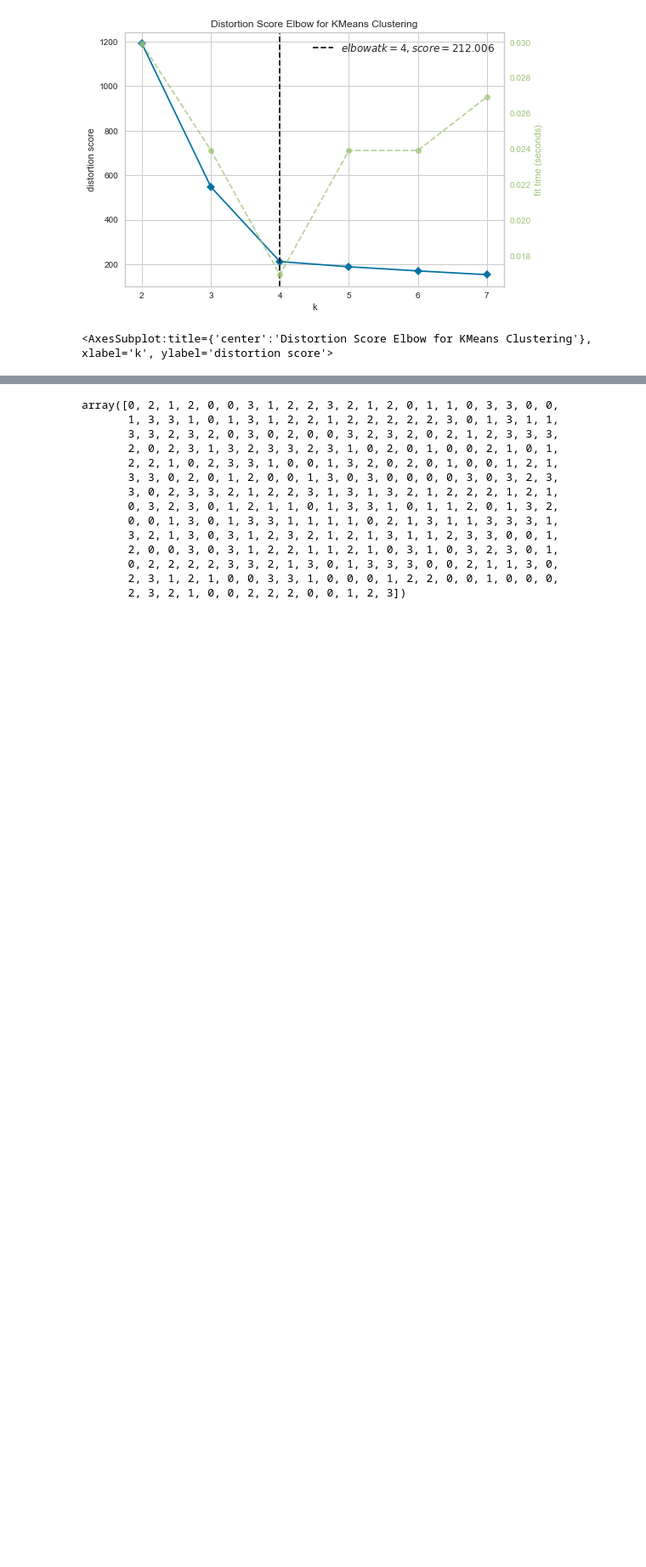
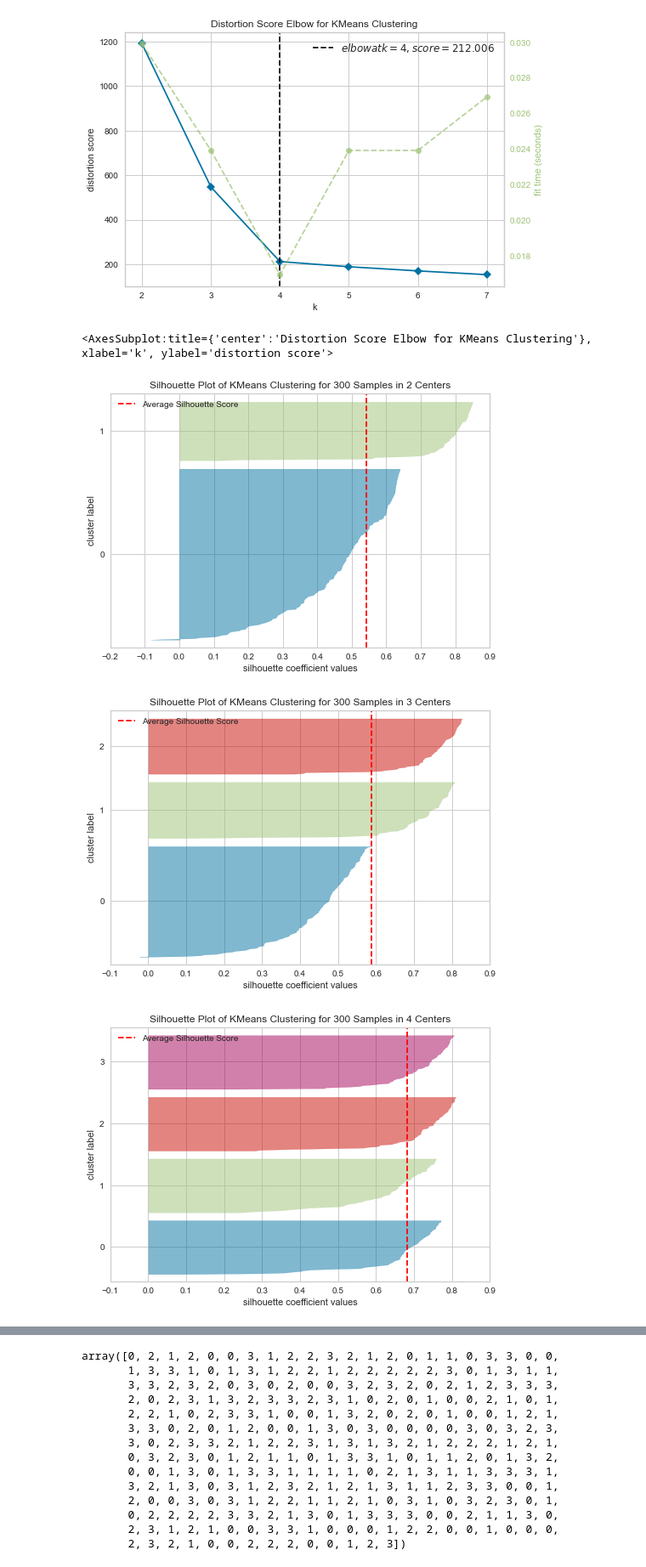
Before and after one commit to pingwang123/CSCI-6020_Group13, a Jupyter notebook: HW2/hw2-kmeans.ipynb, the cells around one changed output, grey strips where cells are left out. Shown at 85% size. Cells and saved outputs as stored; diff of their text form; code cells hidden in the pictures; blank space fills up the shorter version.

```diff
--- a/HW2/hw2-kmeans.ipynb
+++ b/HW2/hw2-kmeans.ipynb
@@ -74,3 +74,17 @@ visualizer.show()        # Finalize and render the figure
 # %% [output]
 [figure]
 <AxesSubplot:title={'center':'Distortion Score Elbow for KMeans Clustering'}, xlabel='k', ylabel='distortion score'>
+# %%
+# double check k value with Sihouette method
+from yellowbrick.cluster import SilhouetteVisualizer
+from yellowbrick.datasets import load_credit
+
+for j in range(2,6):
+    model = KMeans(j, random_state=42)
+    visualizer = SilhouetteVisualizer(model, colors='yellowbrick')
+    visualizer.fit(X)        # Fit the data to the visualizer
+    visualizer.show()        # Finalize and render the figure
+# %% [output]
+[figure, added]
+[figure, added]
+[figure, added]
```
Also changed, not shown: parts of 1 cell of this notebook.
